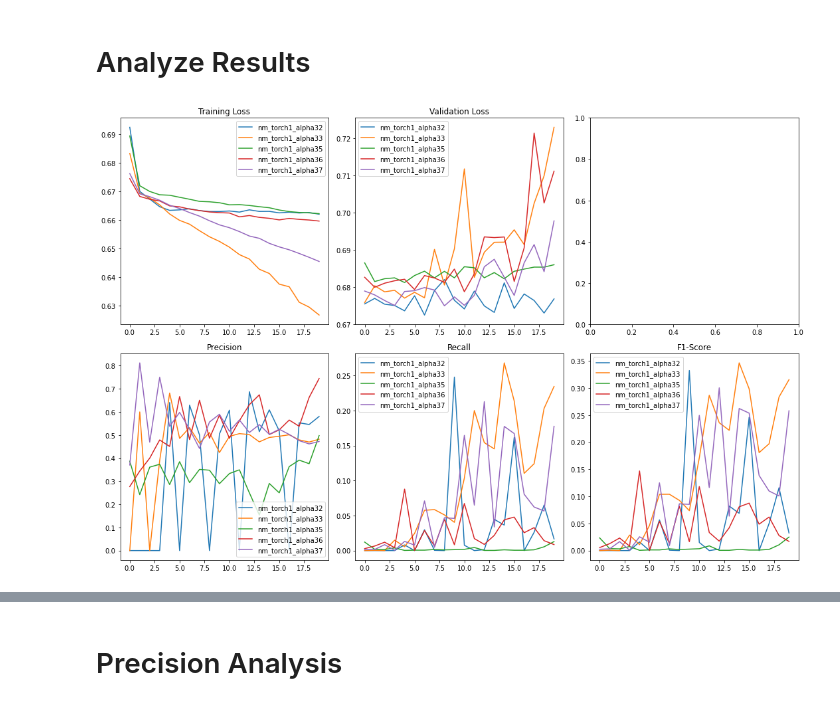
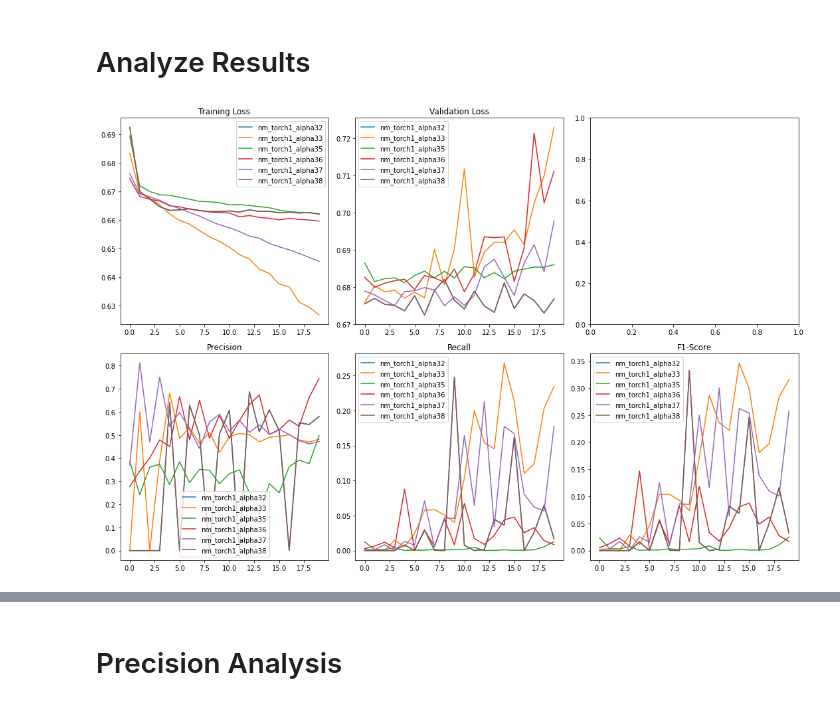
Before and after one commit to mads-swaps/swap-for-profit, a Jupyter notebook: playground/nicks/torch/py_torch_model_validation.ipynb, the cells around one changed output, grey strips where cells are left out. Saved outputs shown, nothing was run; the diff lists cells and outputs as text; code cells hidden in the pictures.

```diff
--- a/playground/nicks/torch/py_torch_model_validation.ipynb
+++ b/playground/nicks/torch/py_torch_model_validation.ipynb
@@ -246,6 +246,7 @@ model_ids=[
     'nm_torch1_alpha35',
     'nm_torch1_alpha36',
     'nm_torch1_alpha37',
+    'nm_torch1_alpha38',
 ]
 
 fig,ax = plt.subplots(2,3,figsize=(15,10))
@@ -271,33 +272,33 @@ for model_id in model_ids:
     tl = metrics[0]
     vl = metrics[1]
     p = metrics[2] if len(metrics)>2 else None
     r = metrics[3] if len(metrics)>3 else None
     f = metrics[4] if len(metrics)>4 else None
 
     model_data[model_id] = {'tl':tl, 'vl':vl, 'p':p, 'r':r, 'f':f}
 
     ax[0][0].plot(tl[:limit], label=model_id)
     ax[0][1].plot(vl[:limit], label=model_id)
     if p is not None:
         ax[1][0].plot(p[:limit], label=model_id)
     if r is not None:
         ax[1][1].plot(r[:limit], label=model_id)
     if f is not None:
         ax[1][2].plot(f[:limit], label=model_id)
 
 # ax1.set_ylim(0,0.02)
 #ax[0][1].set_ylim(0.5,2.5)
 # ax1.set_yscale('log')
 # ax2.set_yscale('log')
 
 ax[0][0].legend()
 ax[0][1].legend()
 ax[1][0].legend()
 ax[1][1].legend()
 ax[1][2].legend()
 plt.tight_layout()
 plt.show()
 # %% [output]
-[figure, old version]
+[figure, new version]
 # %%
 df = pd.DataFrame(model_configs).set_index('model_identifier')
```
Also changed, not shown: parts of 3 cells of this notebook, 12 other files.
